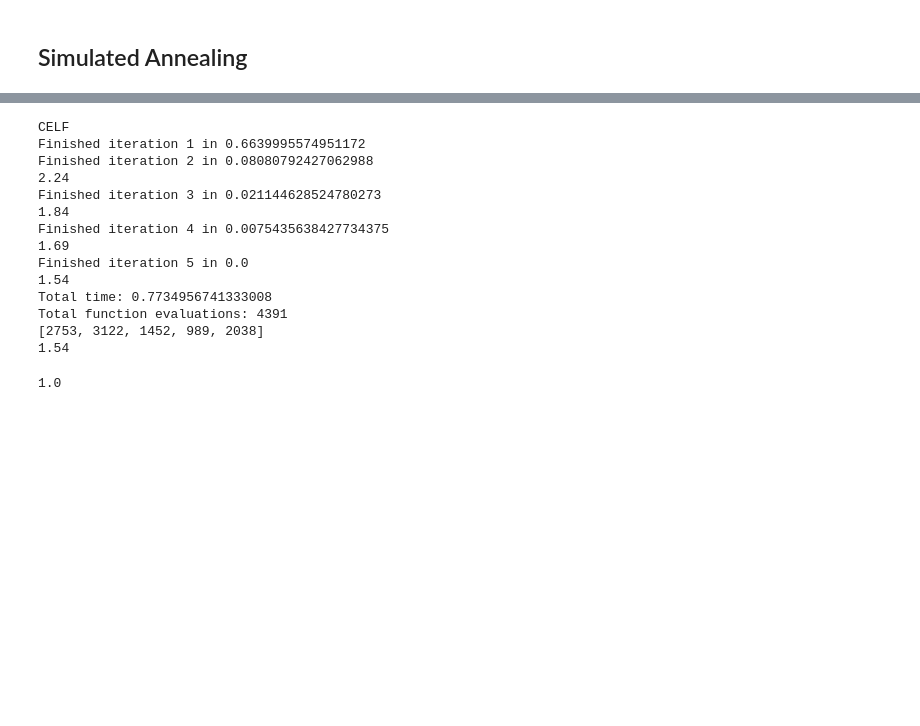
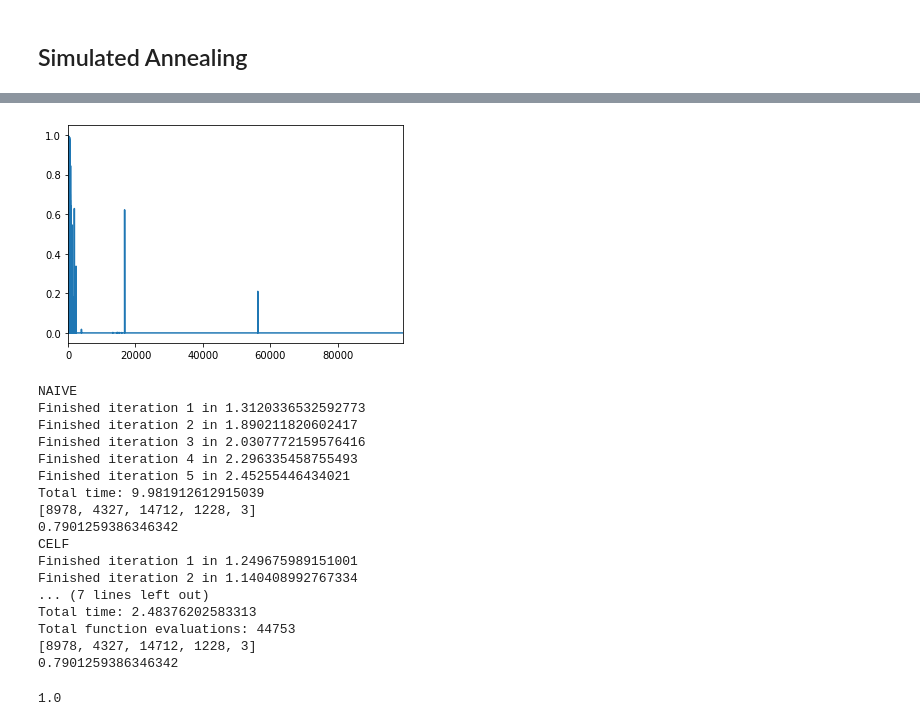
Before and after one commit to pdebiase/SNA_final_project, a Jupyter notebook: final_project.ipynb, the cells around one changed output, grey strips where cells are left out. Saved outputs shown, nothing was run; the diff lists cells and outputs as text; code cells hidden in the pictures; blank space fills up the shorter version.

```diff
--- a/final_project.ipynb
+++ b/final_project.ipynb
@@ -548,3 +687,8 @@ Total function evaluations: 100000
+# %%
+pd.Series(p_history).plot()
+plt.show()
+# %% [output]
+[figure, added]
 # %%
 # Generating outbreaks scenarios and other parameters
 n_scenarios = 100
@@ -552,10 +696,10 @@ outbreak_simulations = simulate_outbreak_inverted_index(G=G, n_runs=n_scenarios,
 budget = 5
 # %%
 # Naive Algorithm
-# print("NAIVE")
-# naive_placement, naive_score = naive_greedy(outbreak_simulations, budget=budget, eval_function = detection_time, G=G)
-# print(naive_placement)
-# print(naive_score)
+print("NAIVE")
+naive_placement, naive_score = naive_greedy(outbreak_simulations, budget=budget, eval_function = detection_time, G=G)
+print(naive_placement)
+print(naive_score)
 # CELF
 print("CELF")
 i_time = time.time()
@@ -563,20 +707,23 @@ celf_placement, celf_score = CELF(outbreak_simulations, budget=budget, eval_func
 print(celf_placement)
 print(celf_score)
 # %% [output]
+NAIVE
+Finished iteration 1 in 1.3120336532592773
+Finished iteration 2 in 1.890211820602417
+Finished iteration 3 in 2.0307772159576416
+Finished iteration 4 in 2.296335458755493
+Finished iteration 5 in 2.45255446434021
+Total time: 9.981912612915039
+[8978, 4327, 14712, 1228, 3]
+0.7901259386346342
 CELF
-Finished iteration 1 in 0.6639995574951172
-Finished iteration 2 in 0.08080792427062988
-2.24
-Finished iteration 3 in 0.021144628524780273
-1.84
-Finished iteration 4 in 0.0075435638427734375
-1.69
-Finished iteration 5 in 0.0
-1.54
-Total time: 0.7734956741333008
-Total function evaluations: 4391
-[2753, 3122, 1452, 989, 2038]
-1.54
+Finished iteration 1 in 1.249675989151001
+Finished iteration 2 in 1.140408992767334
+... (7 lines left out)
+Total time: 2.48376202583313
+Total function evaluations: 44753
+[8978, 4327, 14712, 1228, 3]
+0.7901259386346342
 # %%
 detection_time(outbreak_simulations, [])
 # %% [output]
```
Also changed, not shown: parts of 17 cells of this notebook, 3 other files.
